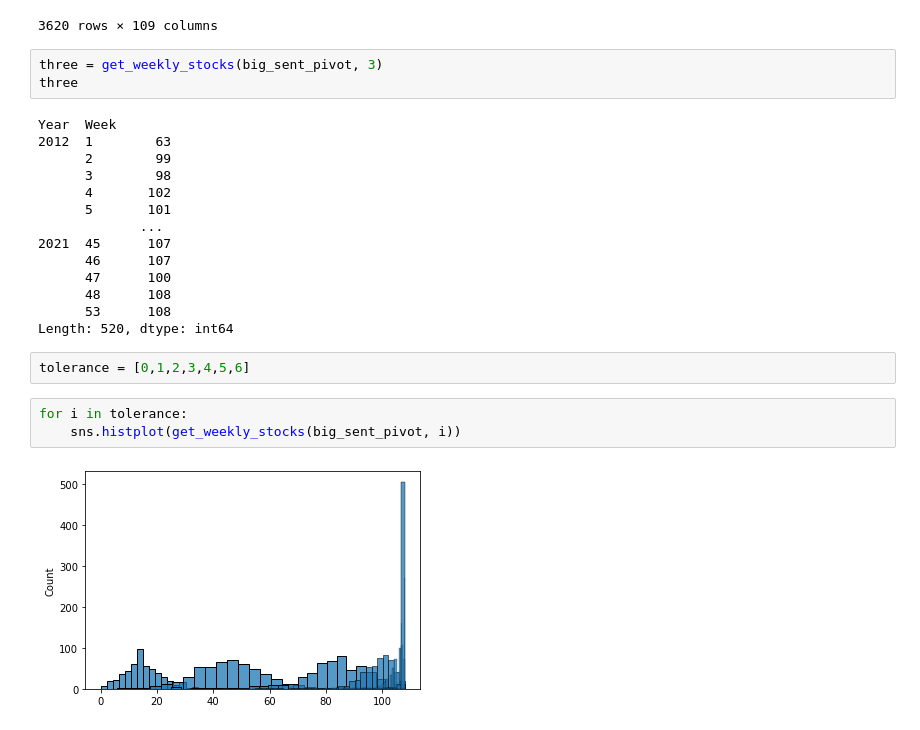
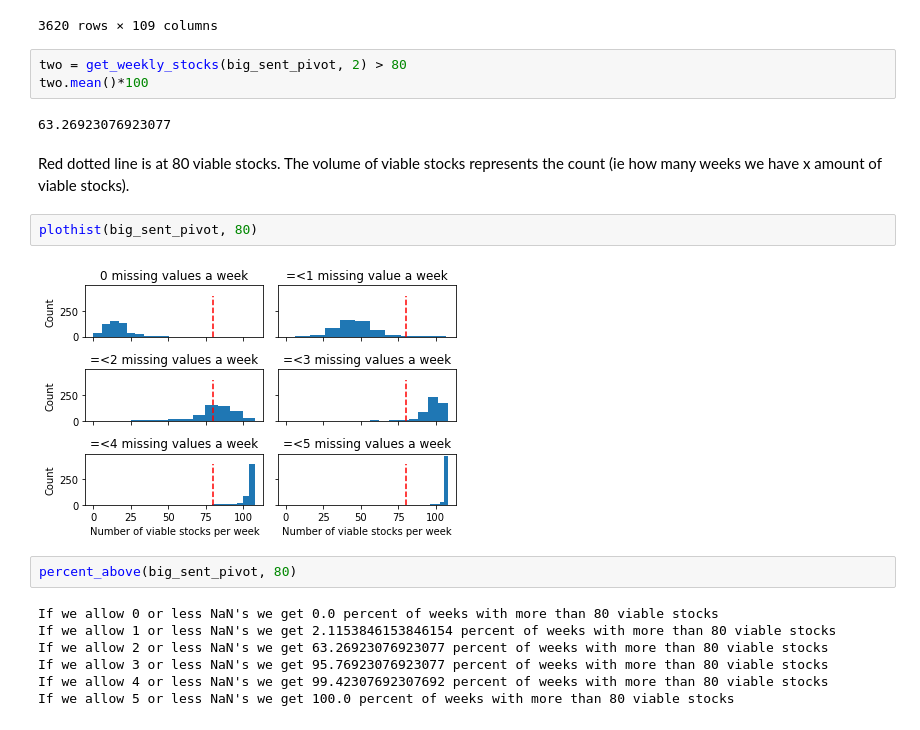
Before and after one commit to DaniloMendezR/master_thesis, a Jupyter notebook: Data_cleaning.ipynb, the cells around one changed output. Drawn from its saved outputs; the diff is of its cells as text.

```diff
--- a/Data_cleaning.ipynb
+++ b/Data_cleaning.ipynb
@@ -100,27 +101,23 @@ big_sent_pivot
 | 2021-11-30 00:00:00+00:00 | 45.4783 | 67.7697 | 45.3517 | 40.8998 | 54.7860 | 33.3333 | 33.2589 | 85.7355 | 31.9313 | 55.3991 | ... | ... |
 | 2021-12-01 00:00:00+00:00 | 18.1411 | 61.0514 | 30.2032 | 47.0266 | 59.5313 | 42.6829 | 81.7725 | 73.6452 | 57.4477 | 0.0000 | ... | ... |
 3620 rows × 109 columns
-# %%
-three = get_weekly_stocks(big_sent_pivot, 3)
-three
-# %% [output]
-Year  Week
-2012  1        63
-      2        99
-      3        98
-      4       102
-      5       101
-             ...
-2021  45      107
-      46      107
-      47      100
-      48      108
-      53      108
-Length: 520, dtype: int64
-# %%
-tolerance = [0,1,2,3,4,5,6]
-# %%
-for i in tolerance:
-    sns.histplot(get_weekly_stocks(big_sent_pivot, i))
-# %% [output]
-[figure, removed]
+# %%
+two = get_weekly_stocks(big_sent_pivot, 2) > 80
+two.mean()*100
+# %% [output]
+63.26923076923077
+# %% [markdown]
+Red dotted line is at 80 viable stocks. The volume of viable stocks represents the count (ie how many weeks we have x amount of viable stocks).
+# %%
+plothist(big_sent_pivot, 80)
+# %% [output]
+[figure, added]
+# %%
+percent_above(big_sent_pivot, 80)
+# %% [output]
+If we allow 0 or less NaN's we get 0.0 percent of weeks with more than 80 viable stocks
+If we allow 1 or less NaN's we get 2.1153846153846154 percent of weeks with more than 80 viable stocks
+If we allow 2 or less NaN's we get 63.26923076923077 percent of weeks with more than 80 viable stocks
+If we allow 3 or less NaN's we get 95.76923076923077 percent of weeks with more than 80 viable stocks
+If we allow 4 or less NaN's we get 99.42307692307692 percent of weeks with more than 80 viable stocks
+If we allow 5 or less NaN's we get 100.0 percent of weeks with more than 80 viable stocks
```
Also changed, not shown: parts of 1 cell of this notebook, 1 other file.
